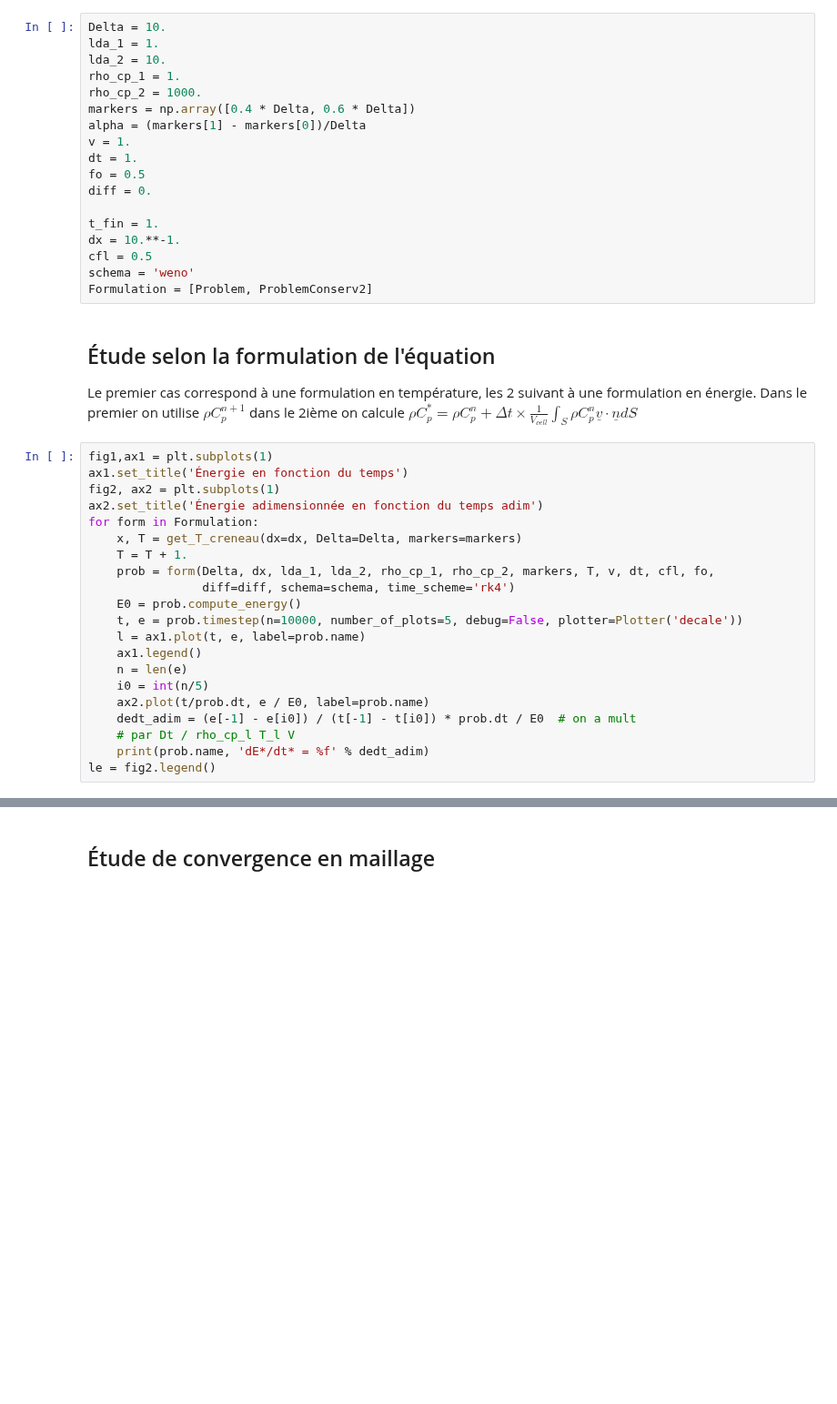
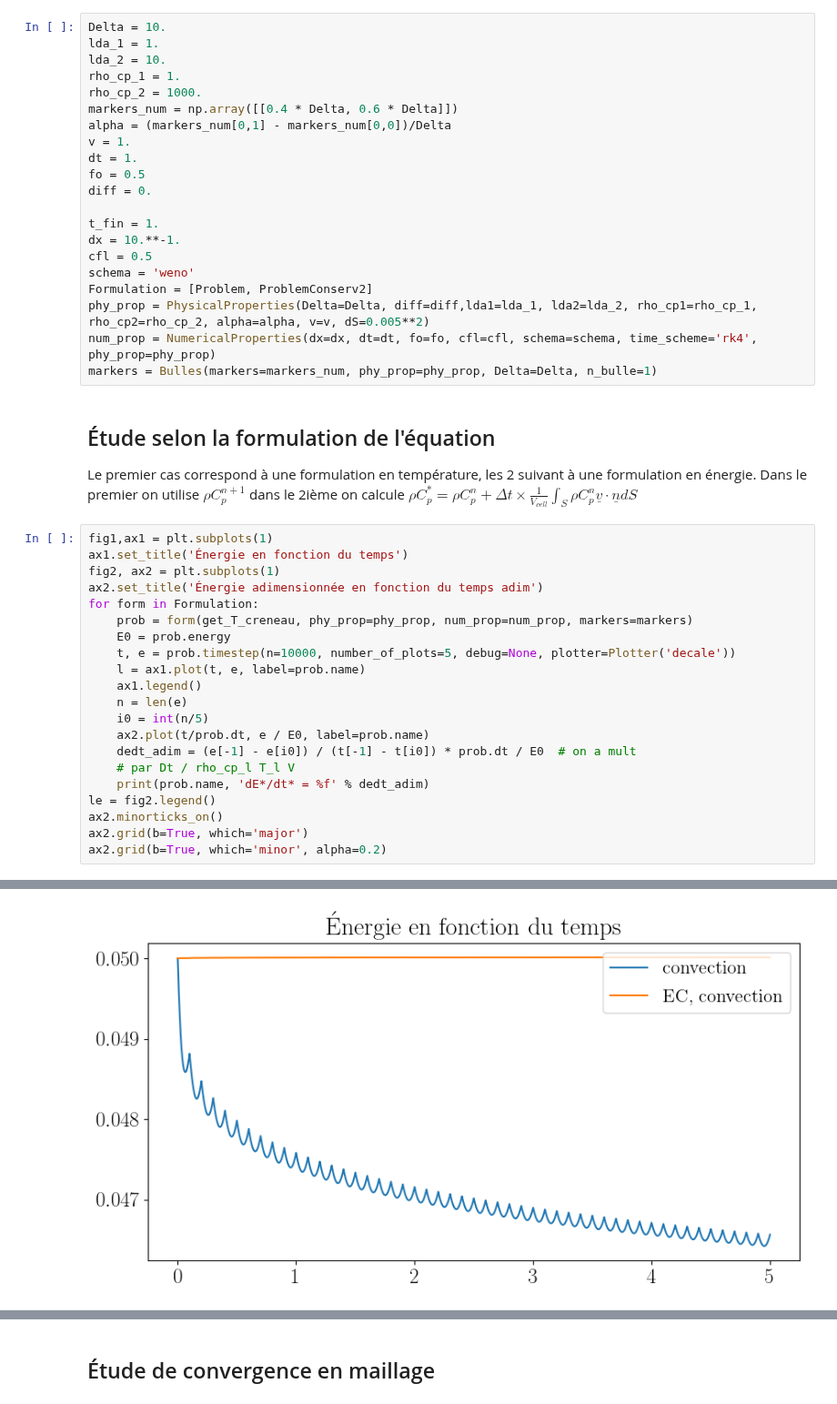
Before and after one commit to cea-trust-platform/FluidDyn, a Jupyter notebook: etudes/3_forme_equation_convection_T_creneau.ipynb, the cells around one changed output, grey strips where cells are left out. Shown at 91% size. Cells and saved outputs as stored; diff of their text form; blank space fills up the shorter version.

```diff
--- a/etudes/3_forme_equation_convection_T_creneau.ipynb
+++ b/etudes/3_forme_equation_convection_T_creneau.ipynb
@@ -24,8 +28,8 @@ lda_1 = 1.
 lda_2 = 10.
 rho_cp_1 = 1.
 rho_cp_2 = 1000.
-markers = np.array([0.4 * Delta, 0.6 * Delta])
-alpha = (markers[1] - markers[0])/Delta
+markers_num = np.array([[0.4 * Delta, 0.6 * Delta]])
+alpha = (markers_num[0,1] - markers_num[0,0])/Delta
 v = 1.
 dt = 1.
 fo = 0.5
@@ -36,6 +40,9 @@ dx = 10.**-1.
 cfl = 0.5
 schema = 'weno'
 Formulation = [Problem, ProblemConserv2]
+phy_prop = PhysicalProperties(Delta=Delta, diff=diff,lda1=lda_1, lda2=lda_2, rho_cp1=rho_cp_1, rho_cp2=rho_cp_2, alpha=alpha, v=v, dS=0.005**2)
+num_prop = NumericalProperties(dx=dx, dt=dt, fo=fo, cfl=cfl, schema=schema, time_scheme='rk4', phy_prop=phy_prop)
+markers = Bulles(markers=markers_num, phy_prop=phy_prop, Delta=Delta, n_bulle=1)
 # %% [markdown]
 ## Étude selon la formulation de l'équation
 
@@ -46,12 +53,9 @@ ax1.set_title('Énergie en fonction du temps')
 fig2, ax2 = plt.subplots(1)
 ax2.set_title('Énergie adimensionnée en fonction du temps adim')
 for form in Formulation:
-    x, T = get_T_creneau(dx=dx, Delta=Delta, markers=markers)
-    T = T + 1.
-    prob = form(Delta, dx, lda_1, lda_2, rho_cp_1, rho_cp_2, markers, T, v, dt, cfl, fo,
-                diff=diff, schema=schema, time_scheme='rk4')
-    E0 = prob.compute_energy()
-    t, e = prob.timestep(n=10000, number_of_plots=5, debug=False, plotter=Plotter('decale'))
+    prob = form(get_T_creneau, phy_prop=phy_prop, num_prop=num_prop, markers=markers)
+    E0 = prob.energy
+    t, e = prob.timestep(n=10000, number_of_plots=5, debug=None, plotter=Plotter('decale'))
     l = ax1.plot(t, e, label=prob.name)
     ax1.legend()
     n = len(e)
@@ -61,4 +65,7 @@ for form in Formulation:
     # par Dt / rho_cp_l T_l V
     print(prob.name, 'dE*/dt* = %f' % dedt_adim)
 le = fig2.legend()
+ax2.minorticks_on()
+ax2.grid(b=True, which='major')
+ax2.grid(b=True, which='minor', alpha=0.2)
 # %% [output]
@@ -72,0 +78 @@ Forme conservative boniou, Cas : convection, rk4, weno, dx = 0.1, cfl = 0.005 dE
+[figure, added]
```
Also changed, not shown: parts of 3 cells of this notebook, 1 other file.
